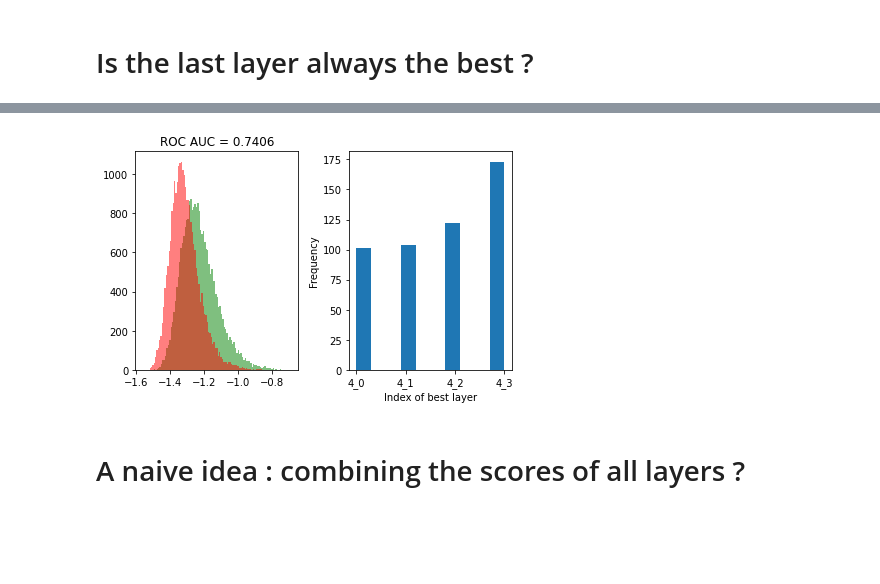
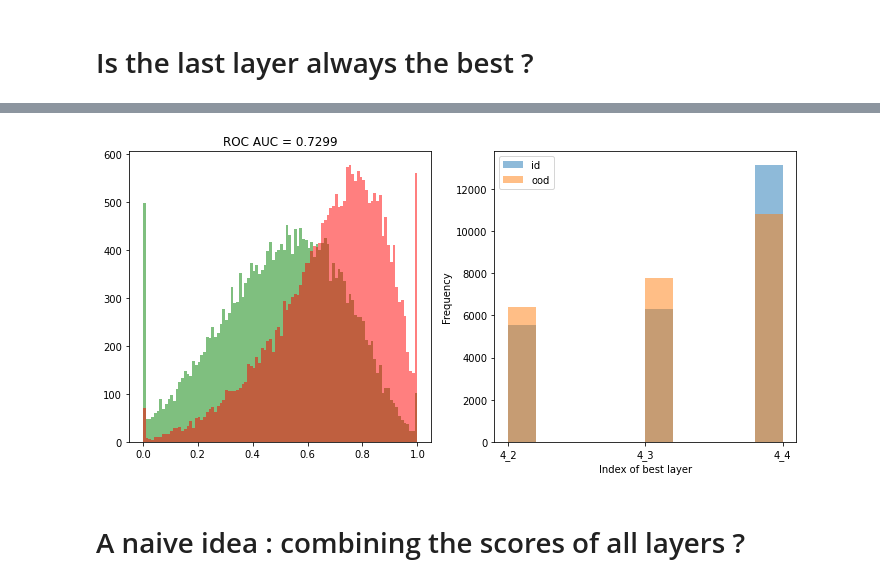
Before and after one commit to ebennequin/few-shot-open-set, a Jupyter notebook: local.ipynb, the cells around one changed output, grey strips where cells are left out. Saved outputs shown, nothing was run; the diff lists cells and outputs as text; code cells hidden in the pictures; blank space fills up the shorter version.

Commit message:
tested the per-sample best layer idea

```diff
--- a/local.ipynb
+++ b/local.ipynb
@@ -42,12 +74,4 @@ training = 'feat'
 # %%
-logger.info("Building model...")
-weights = Path('data') / 'models' / f'{backbone}_{dataset}_{training}.pth'
-feature_extractor = load_model(backbone=backbone,
-                               weights=weights,
-                               dataset_name=dataset,
-                               device='cuda')
-feature_extractor.eval()
-
 logger.info("Loading data...")
 data_loader = get_task_loader(dataset,
                               image_size,
@@ -60,10 +84,10 @@ data_loader = get_task_loader(dataset,
 
 logger.info("Loading mean/std from base set ...")
 
-layers = [f'{i}_{j}' for j in range(4) for i in range(3, 5)]
-train_features = {}
-std_train_features = {}
+layers = [f'{i}_{j}' for j in range(5) for i in range(4, 5)]
+train_mean = {}
+train_std = {}
 for layer in tqdm(layers):
-    _, _, train_features[layer], std_train_features[layer] = get_test_features(
+    _, _, train_mean[layer], train_std[layer] = get_test_features(
         backbone, dataset, training, layer)
 # %% [output]
@@ -235,17 +257,27 @@ TypeError: 'numpy.float64' object is not callable
 # %%
-plt.figure(1)
-plt.subplot(121)
-_ = plt.hist(np.concatenate(id_scores), bins=100, facecolor='g', alpha=0.5)
-_ = plt.hist(np.concatenate(ood_scores), bins=100, facecolor='r', alpha=0.5)
+plt.figure(1, (15, 5))
+plt.subplot(131)
+_ = plt.hist(np.concatenate(all_id_scores), bins=100, facecolor='g', alpha=0.5)
+_ = plt.hist(np.concatenate(all_ood_scores), bins=100, facecolor='r', alpha=0.5)
 _ = plt.title(f"ROC AUC = {np.round(np.mean(rocauc), 4)}")
-plt.subplot(122)
-_ = plt.hist(best_layers)
+plt.subplot(132)
+_ = plt.hist(all_best_layers['id'], alpha=0.5, label='id')
+_ = plt.hist(all_best_layers['ood'], alpha=0.5, label='ood')
+# _ = plt.hist(predicted_layers, alpha=0.5)
+# layer_pred_accuracy = (np.array(predicted_layers) == np.array(best_layers)).mean()
+# plt.title(f"Accuracy of layer prediction {np.round(layer_pred_accuracy, 4)}")
 plt.xlabel('Index of best layer')
 plt.xticks(range(len(layers)), layers)
 plt.ylabel("Frequency")
 plt.tight_layout()
+_ = plt.legend()
+
+# plt.subplot(133)
+# plt.hist(np.concatenate(really_all_ood['id'], 1)[0] / (0.5 + np.concatenate(really_all_ood['id'], 1)[1]), alpha=0.5, label='id')
+# plt.hist(np.concatenate(really_all_ood['ood'], 1)[0] / (0.5 + np.concatenate(really_all_ood['ood'], 1)[1]), alpha=0.5, label='ood')
+# plt.legend()
 # %% [output]
-[figure, old version]
+[figure, new version]
 # %% [markdown]
 # A naive idea : combining the scores of all layers ?
 # %%
```
Also changed, not shown: parts of 7 cells of this notebook, 5 other files.
